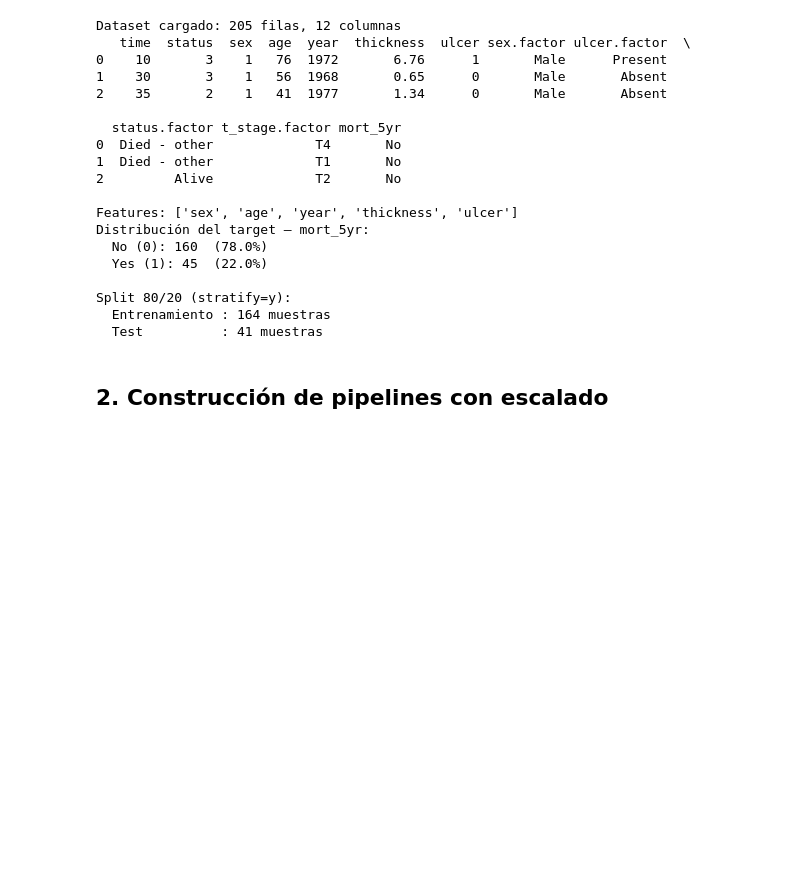
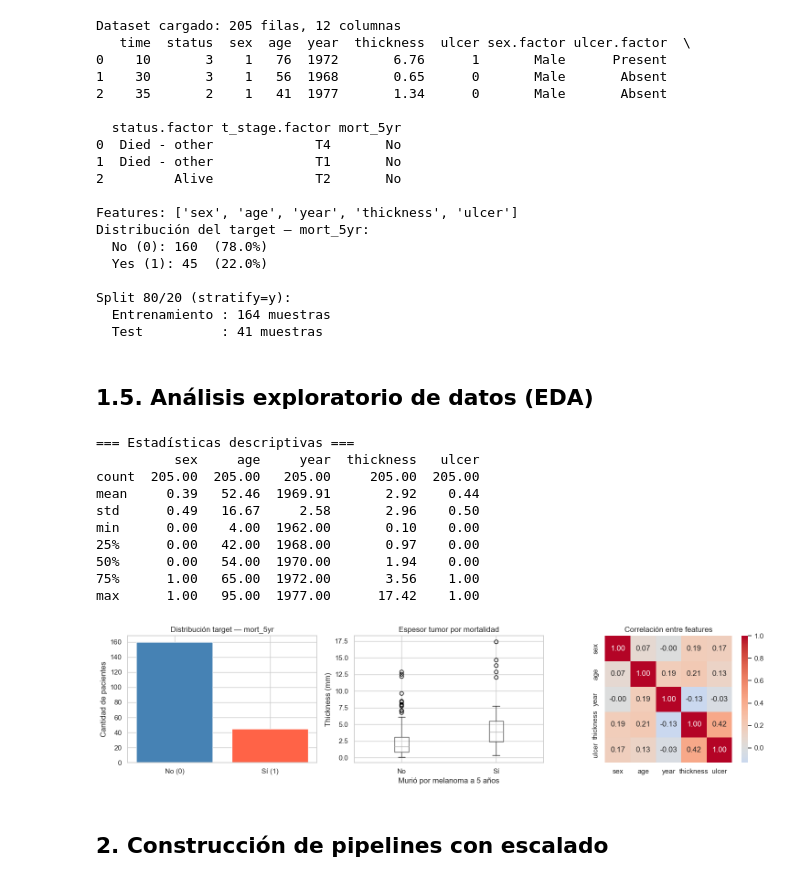
Before and after one commit to onolf/aprendizaje_automatico_final, a Jupyter notebook: 7_Odilón_Nolf_proyecto_final.ipynb, the cells around one changed output. Saved outputs shown, nothing was run; the diff lists cells and outputs as text; code cells hidden in the pictures; blank space fills up the shorter version.

Commit message:
feat(eda): añade análisis exploratorio (distribución, boxplot, correlación) y tabla comparativa final

```diff
--- a/7_Odilón_Nolf_proyecto_final.ipynb
+++ b/7_Odilón_Nolf_proyecto_final.ipynb
@@ -128,6 +128,50 @@ Distribución del target — mort_5yr:
 Split 80/20 (stratify=y):
   Entrenamiento : 164 muestras
   Test          : 41 muestras
+# %% [markdown]
+## 1.5. Análisis exploratorio de datos (EDA)
+# %%
+print("=== Estadísticas descriptivas ===")
+print(X.describe().round(2))
+
+fig, axes = plt.subplots(1, 3, figsize=(15, 4))
+
+# Distribución del target
+y_counts = pd.Series(y).map({0: 'No (0)', 1: 'Sí (1)'}).value_counts()
+axes[0].bar(y_counts.index, y_counts.values, color=['steelblue', 'tomato'])
+axes[0].set_title('Distribución target — mort_5yr')
+axes[0].set_ylabel('Cantidad de pacientes')
+
+# Boxplot: thickness por clase
+df_plot = X.copy()
+df_plot['mort_5yr'] = y.map({0: 'No', 1: 'Sí'})
+df_plot.boxplot(column='thickness', by='mort_5yr', ax=axes[1])
+axes[1].set_xlabel('Murió por melanoma a 5 años')
+axes[1].set_ylabel('Thickness (mm)')
+plt.sca(axes[1])
+plt.title('Espesor tumor por mortalidad')
+
+# Correlación entre features
+corr = X.corr()
+sns.heatmap(corr, annot=True, fmt='.2f', cmap='coolwarm',
+            center=0, ax=axes[2], square=True)
+axes[2].set_title('Correlación entre features')
+
+plt.suptitle('')
+plt.tight_layout()
+plt.show()
+# %% [output]
+=== Estadísticas descriptivas ===
+          sex     age     year  thickness   ulcer
+count  205.00  205.00   205.00     205.00  205.00
+mean     0.39   52.46  1969.91       2.92    0.44
+std      0.49   16.67     2.58       2.96    0.50
+min      0.00    4.00  1962.00       0.10    0.00
+25%      0.00   42.00  1968.00       0.97    0.00
+50%      0.00   54.00  1970.00       1.94    0.00
+75%      1.00   65.00  1972.00       3.56    1.00
+max      1.00   95.00  1977.00      17.42    1.00
+[figure, added]
 # %% [markdown]
 ## 2. Construcción de pipelines con escalado
 # %%
```
Also changed, not shown: parts of 2 cells of this notebook.
